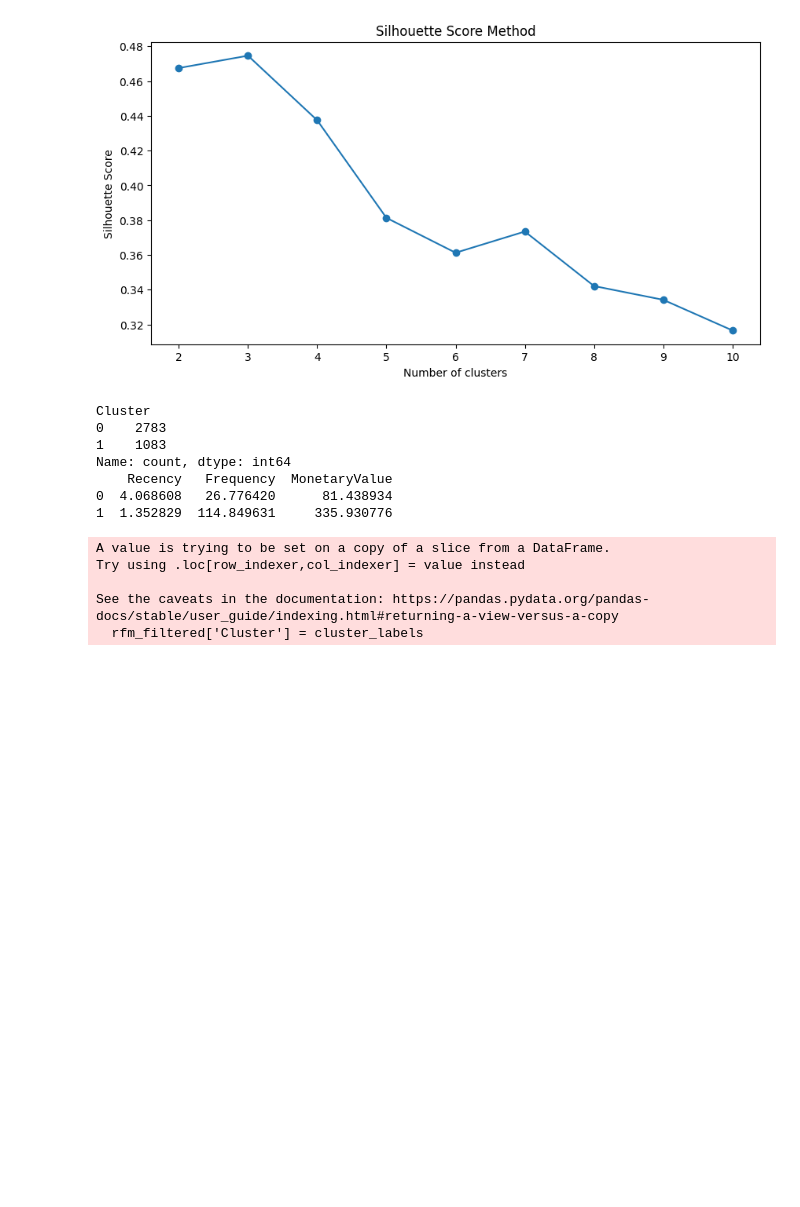
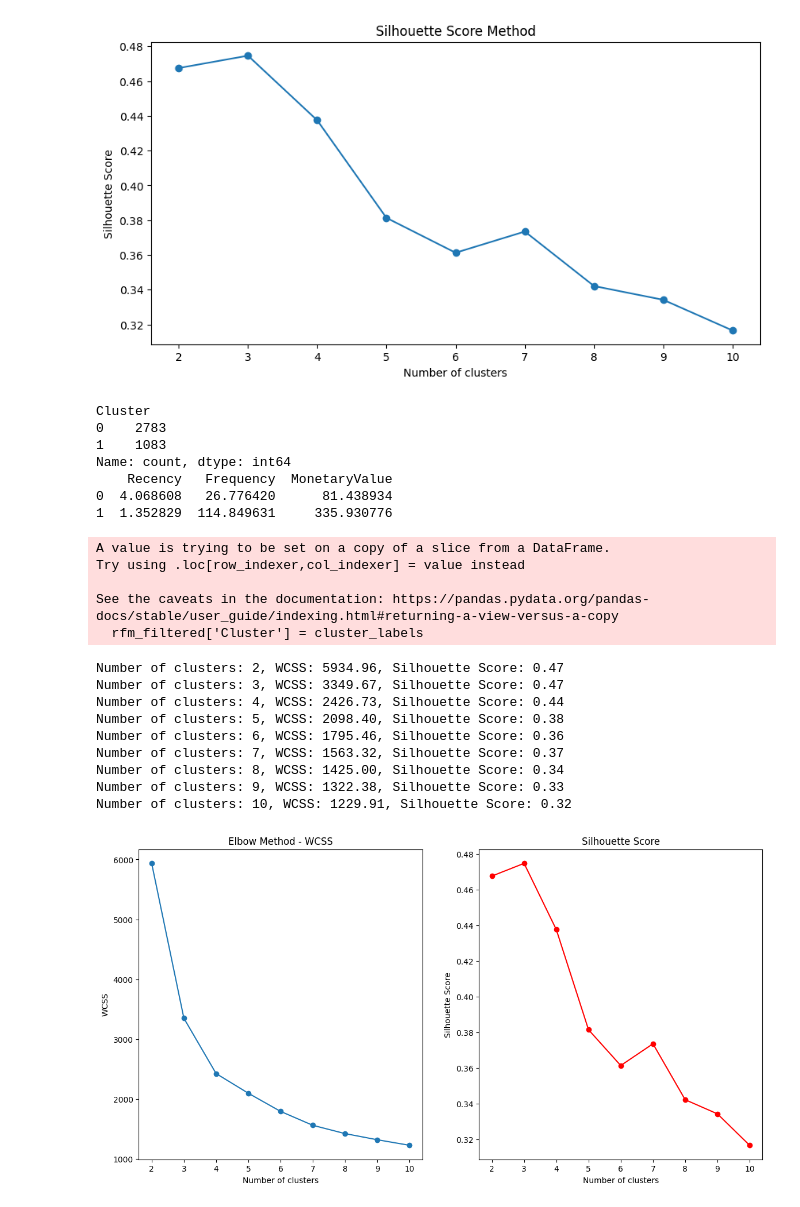
Before and after one commit to amirRafati/451Assignemnt3, a Jupyter notebook: DataProcessing.ipynb, the cells around one changed output. Saved outputs shown, nothing was run; the diff lists cells and outputs as text; code cells hidden in the pictures; blank space fills up the shorter version.

```diff
--- a/DataProcessing.ipynb
+++ b/DataProcessing.ipynb
@@ -204,3 +204,42 @@ Try using .loc[row_indexer,col_indexer] = value instead
 
 See the caveats in the documentation: https://pandas.pydata.org/pandas-docs/stable/user_guide/indexing.html#returning-a-view-versus-a-copy
   rfm_filtered['Cluster'] = cluster_labels
+# %%
+from sklearn.cluster import KMeans
+from sklearn.metrics import silhouette_score
+
+wcss = []
+silhouette_scores = []
+for i in range(2, 11): # Start from 2 clusters since silhouette score cannot be calculated with a single cluster
+    kmeans = KMeans(n_clusters=i, init='k-means++', max_iter=300, n_init=10, random_state=0)
+    cluster_labels = kmeans.fit_predict(rfm_scaled)
+    wcss.append(kmeans.inertia_)
+    silhouette_avg = silhouette_score(rfm_scaled, cluster_labels)
+    silhouette_scores.append(silhouette_avg)
+    print(f"Number of clusters: {i}, WCSS: {kmeans.inertia_:.2f}, Silhouette Score: {silhouette_avg:.2f}")
+
+# Plotting the results for visual inspection
+plt.figure(figsize=(14, 7))
+plt.subplot(1, 2, 1)
+plt.plot(range(2, 11), wcss, marker='o')
+plt.title('Elbow Method - WCSS')
+plt.xlabel('Number of clusters')
+plt.ylabel('WCSS')
+
+plt.subplot(1, 2, 2)
+plt.plot(range(2, 11), silhouette_scores, marker='o', color='red')
+plt.title('Silhouette Score')
+plt.xlabel('Number of clusters')
+plt.ylabel('Silhouette Score')
+plt.show()
+# %% [output]
+Number of clusters: 2, WCSS: 5934.96, Silhouette Score: 0.47
+Number of clusters: 3, WCSS: 3349.67, Silhouette Score: 0.47
+Number of clusters: 4, WCSS: 2426.73, Silhouette Score: 0.44
+Number of clusters: 5, WCSS: 2098.40, Silhouette Score: 0.38
+Number of clusters: 6, WCSS: 1795.46, Silhouette Score: 0.36
+Number of clusters: 7, WCSS: 1563.32, Silhouette Score: 0.37
+Number of clusters: 8, WCSS: 1425.00, Silhouette Score: 0.34
+Number of clusters: 9, WCSS: 1322.38, Silhouette Score: 0.33
+Number of clusters: 10, WCSS: 1229.91, Silhouette Score: 0.32
+[figure, added]
```
